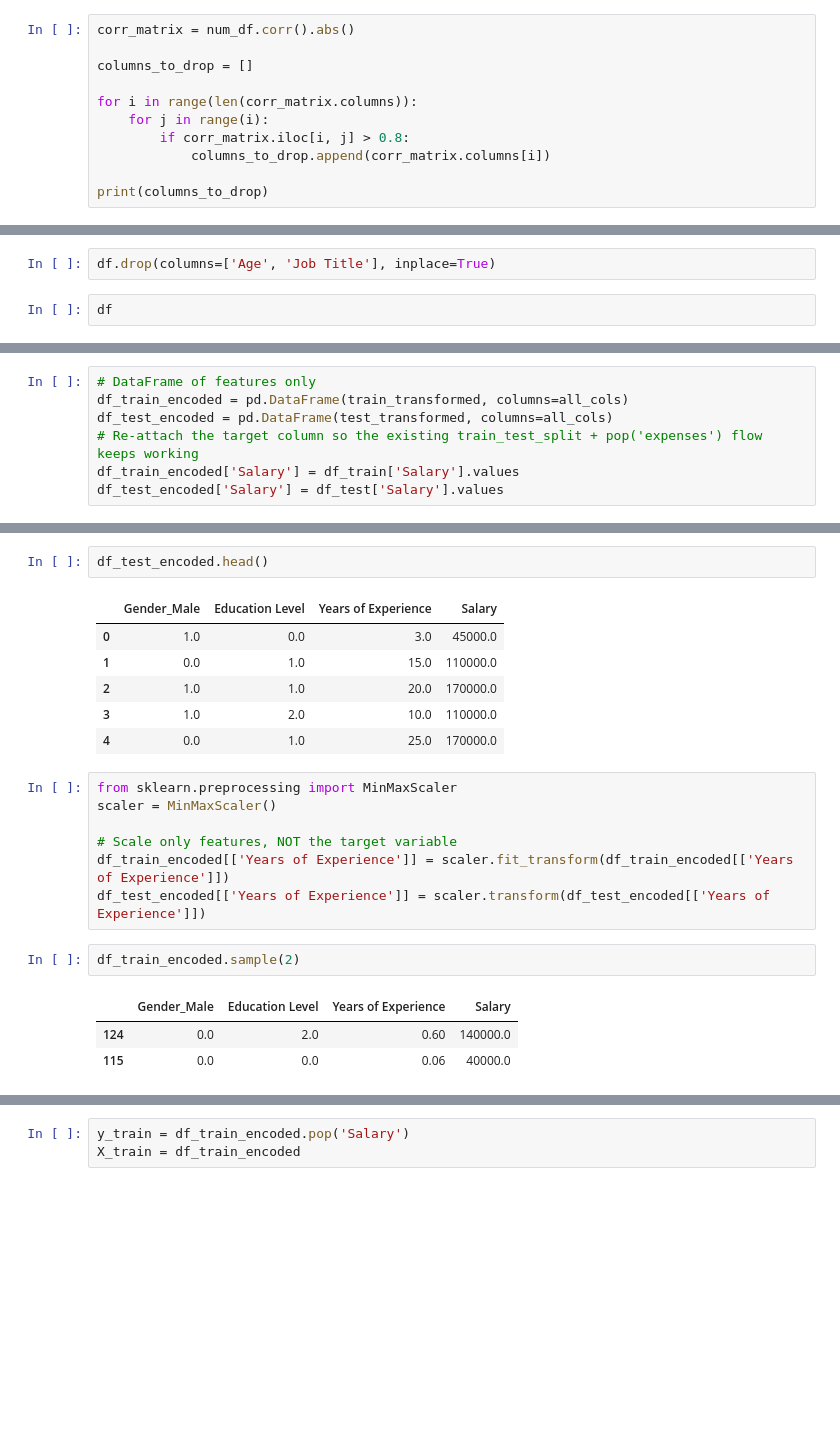
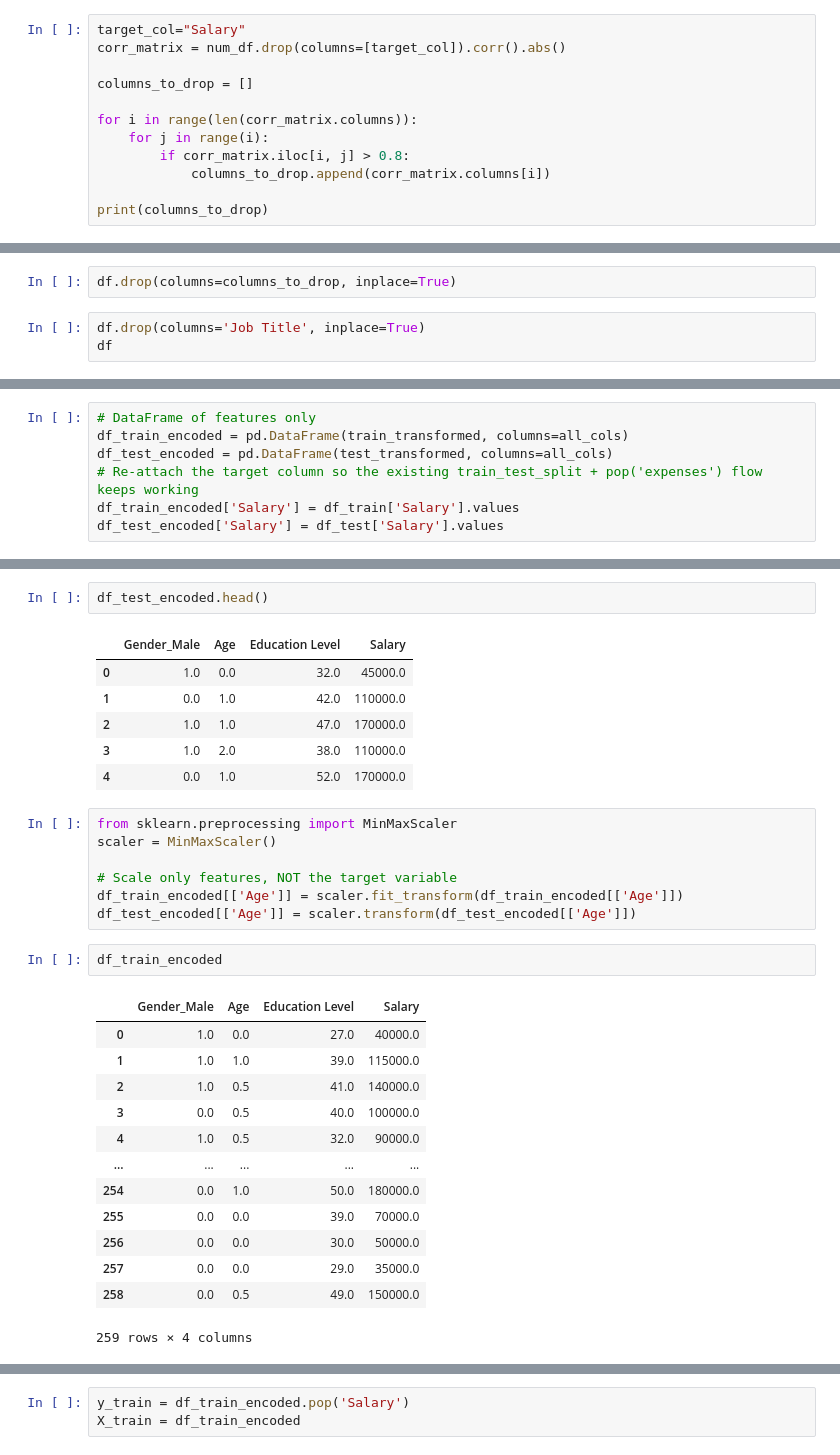
Before and after one commit to chris-bhaila/python-course, a Jupyter notebook: Machine Learning/Linear Regression/salary.ipynb, the cells around one changed output, grey strips where cells are left out. Saved outputs shown, nothing was run; the diff lists cells and outputs as text; blank space fills up the shorter version.

```diff
--- a/Machine Learning/Linear Regression/salary.ipynb
+++ b/Machine Learning/Linear Regression/salary.ipynb
@@ -161,7 +161,8 @@ plt.show()
 # %% [output]
 [figure]
 # %%
-corr_matrix = num_df.corr().abs()
+target_col="Salary"
+corr_matrix = num_df.drop(columns=[target_col]).corr().abs()
 
 columns_to_drop = []
 
@@ -191,6 +193,7 @@ df.reset_index(drop=True)
 325 rows × 6 columns
 # %%
-df.drop(columns=['Age', 'Job Title'], inplace=True)
+df.drop(columns=columns_to_drop, inplace=True)
 # %%
+df.drop(columns='Job Title', inplace=True)
 df
 # %% [output]
@@ -320,23 +323,33 @@ df_train_encoded.head()
 # %%
 df_test_encoded.head()
 # %% [output]
-|  | Gender_Male | Education Level | Years of Experience | Salary |
-| 0 | 1.0 | 0.0 | 3.0 | 45000.0 |
-| 1 | 0.0 | 1.0 | 15.0 | 110000.0 |
-| 2 | 1.0 | 1.0 | 20.0 | 170000.0 |
-| 3 | 1.0 | 2.0 | 10.0 | 110000.0 |
-| 4 | 0.0 | 1.0 | 25.0 | 170000.0 |
+|  | Gender_Male | Age | Education Level | Salary |
+| 0 | 1.0 | 0.0 | 32.0 | 45000.0 |
+| 1 | 0.0 | 1.0 | 42.0 | 110000.0 |
+| 2 | 1.0 | 1.0 | 47.0 | 170000.0 |
+| 3 | 1.0 | 2.0 | 38.0 | 110000.0 |
+| 4 | 0.0 | 1.0 | 52.0 | 170000.0 |
 # %%
 from sklearn.preprocessing import MinMaxScaler
 scaler = MinMaxScaler()
 
 # Scale only features, NOT the target variable
-df_train_encoded[['Years of Experience']] = scaler.fit_transform(df_train_encoded[['Years of Experience']])
-df_test_encoded[['Years of Experience']] = scaler.transform(df_test_encoded[['Years of Experience']])
+df_train_encoded[['Age']] = scaler.fit_transform(df_train_encoded[['Age']])
+df_test_encoded[['Age']] = scaler.transform(df_test_encoded[['Age']])
 # %%
-df_train_encoded.sample(2)
+df_train_encoded
 # %% [output]
-|  | Gender_Male | Education Level | Years of Experience | Salary |
-| 124 | 0.0 | 2.0 | 0.60 | 140000.0 |
-| 115 | 0.0 | 0.0 | 0.06 | 40000.0 |
+|  | Gender_Male | Age | Education Level | Salary |
+| 0 | 1.0 | 0.0 | 27.0 | 40000.0 |
+| 1 | 1.0 | 1.0 | 39.0 | 115000.0 |
+| 2 | 1.0 | 0.5 | 41.0 | 140000.0 |
+| 3 | 0.0 | 0.5 | 40.0 | 100000.0 |
+| 4 | 1.0 | 0.5 | 32.0 | 90000.0 |
+| ... | ... | ... | ... | ... |
+| 254 | 0.0 | 1.0 | 50.0 | 180000.0 |
+| 255 | 0.0 | 0.0 | 39.0 | 70000.0 |
+| 256 | 0.0 | 0.0 | 30.0 | 50000.0 |
+| 257 | 0.0 | 0.0 | 29.0 | 35000.0 |
+| 258 | 0.0 | 0.5 | 49.0 | 150000.0 |
+259 rows × 4 columns
 # %%
```
Also changed, not shown: parts of 19 cells of this notebook, 10 other files.
